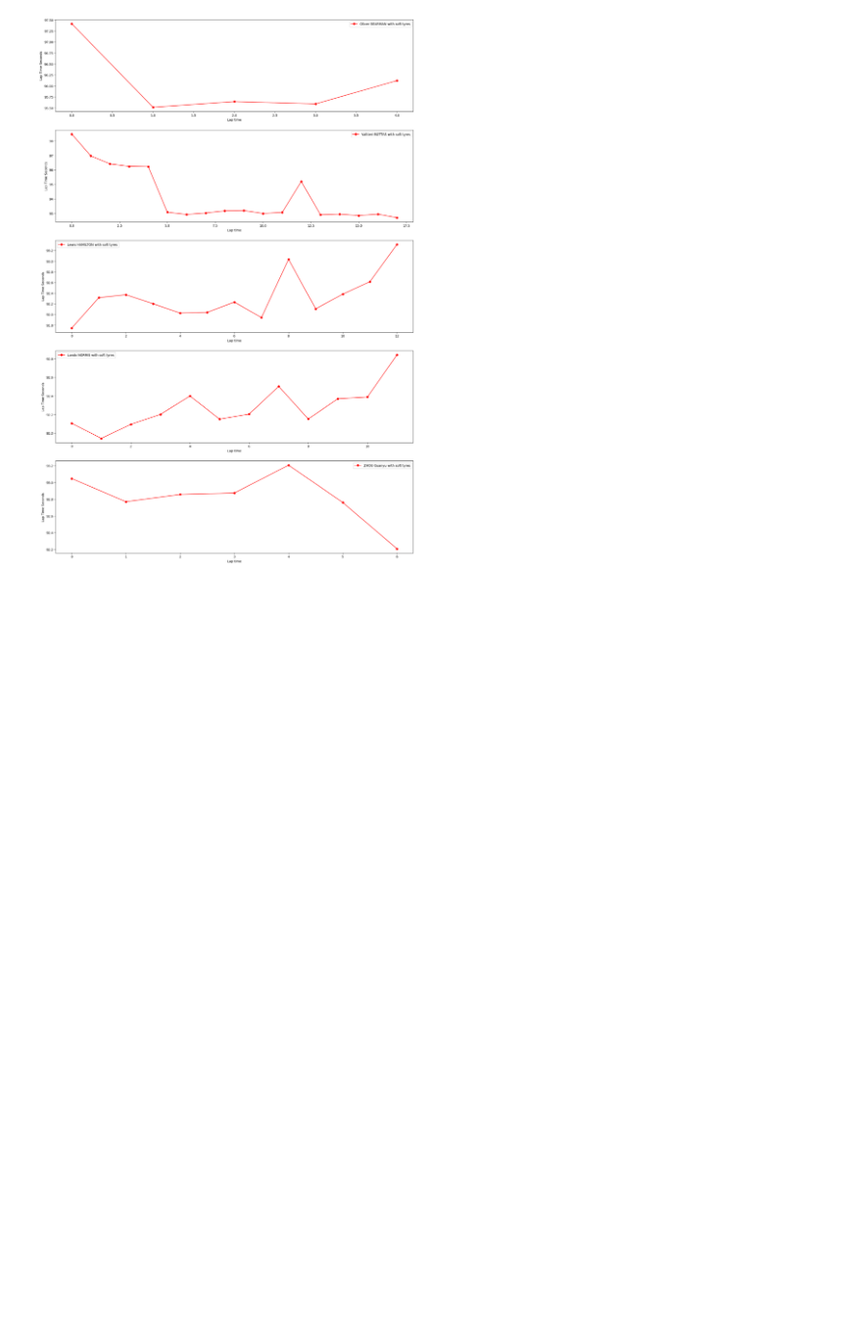
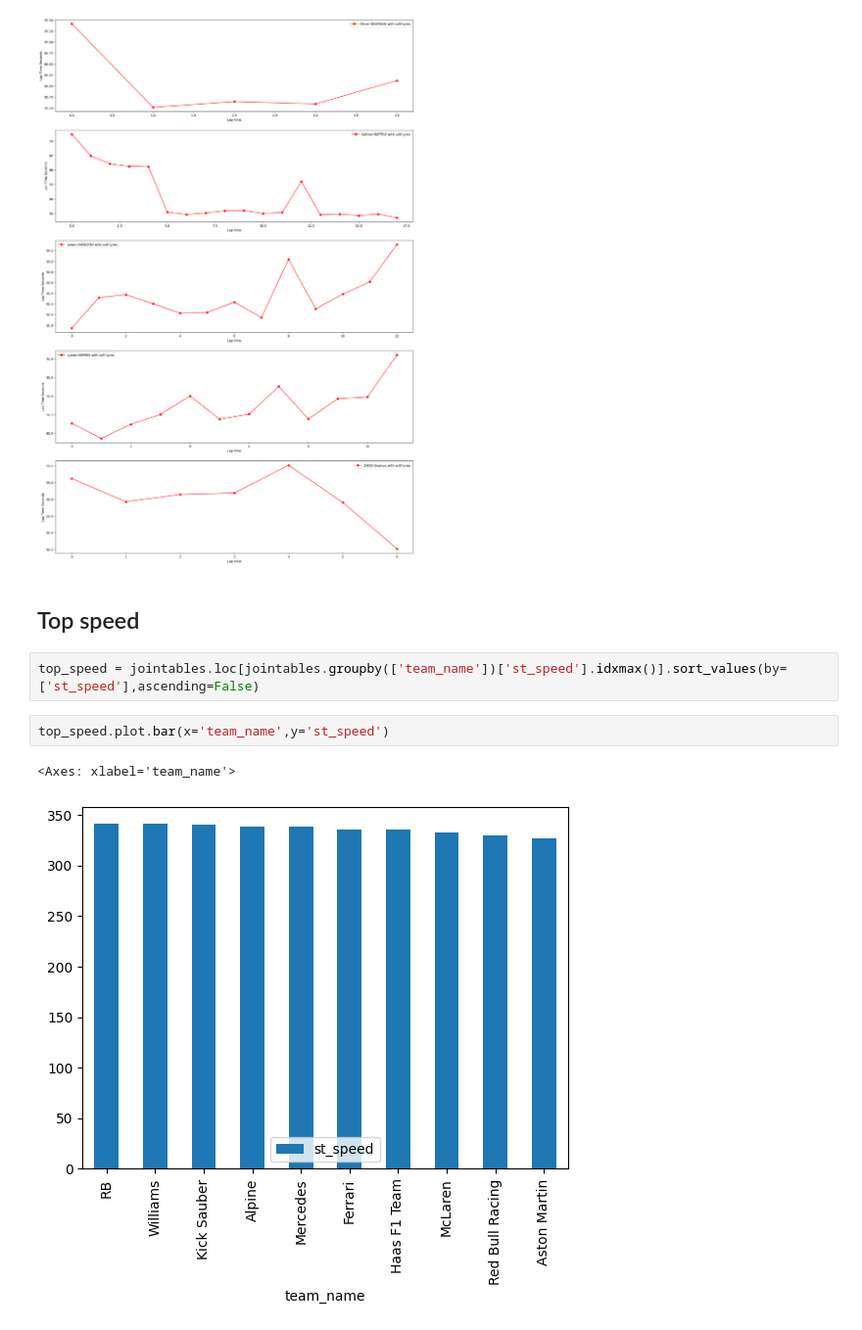
Before and after one commit to frankdelpiero/F1_notebooks, a Jupyter notebook: F1_24/SaudiArabia_Resume.ipynb, the cells around one changed output. Shown at 98% size. Cells and saved outputs as stored; diff of their text form; blank space fills up the shorter version.

```diff
--- a/F1_24/SaudiArabia_Resume.ipynb
+++ b/F1_24/SaudiArabia_Resume.ipynb
@@ -1240,3 +1241,12 @@ for arr in arrayDataframes:
     i = i+1
 # %% [output]
 [figure]
+# %% [markdown]
+## Top speed
+# %%
+top_speed = jointables.loc[jointables.groupby(['team_name'])['st_speed'].idxmax()].sort_values(by=['st_speed'],ascending=False)
+# %%
+top_speed.plot.bar(x='team_name',y='st_speed')
+# %% [output]
+<Axes: xlabel='team_name'>
+[figure, added]
```
Also changed, not shown: parts of 18 cells of this notebook.
